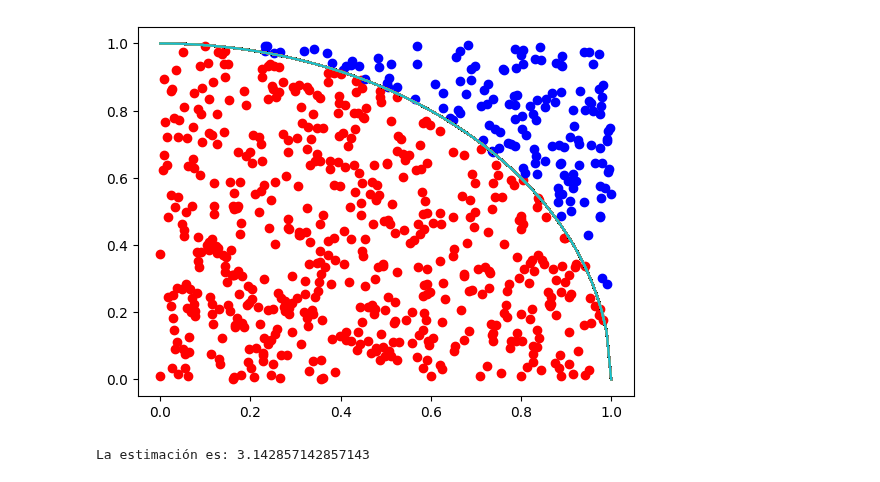
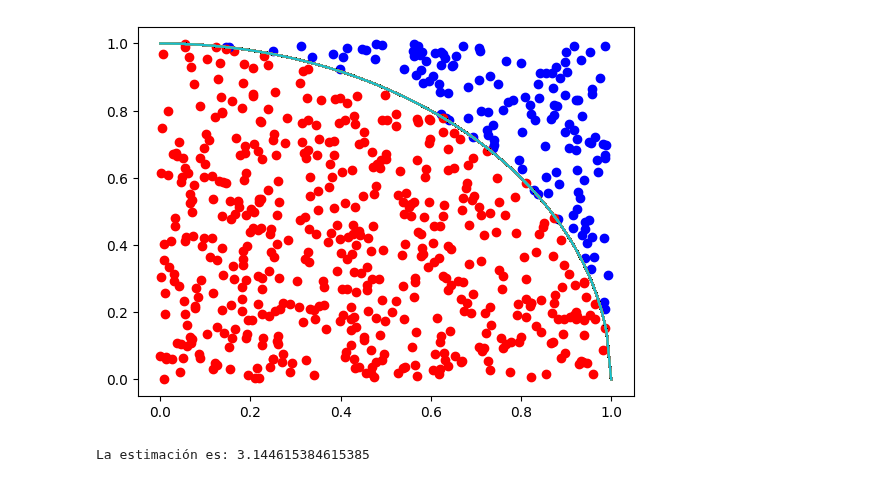
Before and after one commit to 0DianaHernandez/Simulaci-n-I, a Jupyter notebook: Estimacion_Pi.ipynb, the cells around one changed output. Cells and saved outputs as stored; diff of their text form; code cells hidden in the pictures.

```diff
--- a/Estimacion_Pi.ipynb
+++ b/Estimacion_Pi.ipynb
@@ -3,24 +3,24 @@
 # %%
 import numpy as np
 import random
 import matplotlib.pyplot as plt
 from scipy.stats import norm
-N=700
+N=650
 exito=0
 for i in range(N):
   x=np.linspace(0,1,100)
   u_1=random.uniform(0,1)
   u_2=random.uniform(0,1)
   plt.plot(x,np.sqrt(1-x**2))
   if u_2<np.sqrt(1-u_1**2):
     plt.scatter(u_1,u_2,color="red")
     exito+=1
   else:
     plt.scatter(u_1,u_2,color="blue")
 
 plt.show()
 estimacion=4*(exito/N)
 print("La estimación es:",estimacion)
 # %% [output]
-[figure, old version]
+[figure, new version]
-La estimación es: 3.142857142857143
+La estimación es: 3.144615384615385
```
